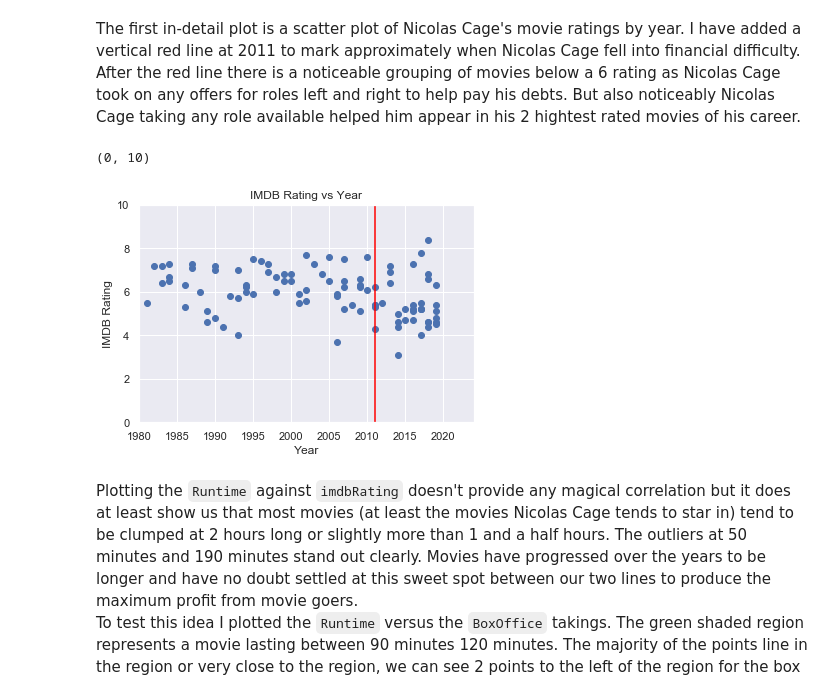
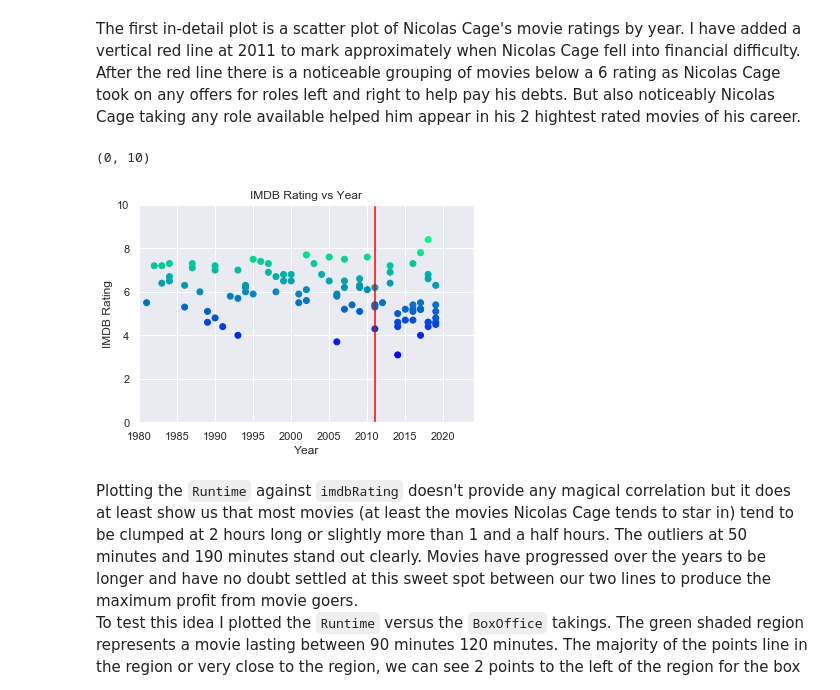
Before and after one commit to RyanJennings1/COMP41680, a Jupyter notebook: COMP41680 Project 1 - 19205824.ipynb, the cells around one changed output. Drawn from its saved outputs; the diff is of its cells as text; code cells hidden in the pictures.

Commit message:
Add more plots

```diff
--- a/COMP41680 Project 1 - 19205824.ipynb
+++ b/COMP41680 Project 1 - 19205824.ipynb
@@ -332,17 +320,17 @@ plt.yticks(fontsize=2)
 # %% [markdown]
 The first in-detail plot is a scatter plot of Nicolas Cage's movie ratings by year. I have added a vertical red line at 2011 to mark approximately when Nicolas Cage fell into financial difficulty. After the red line there is a noticeable grouping of movies below a 6 rating as Nicolas Cage took on any offers for roles left and right to help pay his debts. But also noticeably Nicolas Cage taking any role available helped him appear in his 2 hightest rated movies of his career.
 # %%
-plt.scatter(credits['Year'], credits['imdbRating'])
+plt.scatter(credits['Year'], credits['imdbRating'], c=credits['imdbRating'], cmap='winter')
 plt.axvline(x=2011, color='red')
 plt.xlabel('Year')
 plt.ylabel('IMDB Rating')
 plt.title('IMDB Rating vs Year')
 
 plt.gca().set_xlim([1980, 2024])
 plt.gca().set_ylim([0, 10])
 # %% [output]
 (0, 10)
-[figure, old version]
+[figure, new version]
 # %% [markdown]
 Plotting the `Runtime` against `imdbRating` doesn't provide any magical correlation but it does at least show us that most movies (at least the movies Nicolas Cage tends to star in) tend to be clumped at 2 hours long or slightly more than 1 and a half hours. The outliers at 50 minutes and 190 minutes stand out clearly. Movies have progressed over the years to be longer and have no doubt settled at this sweet spot between our two lines to produce the maximum profit from movie goers.
 To test this idea I plotted the `Runtime` versus the `BoxOffice` takings. The green shaded region represents a movie lasting between 90 minutes 120 minutes. The majority of the points line in the region or very close to the region, we can see 2 points to the left of the region for the box office takings plot but they are close enough to touch the shaded region. A couple of more points are to the right of the region but still within 20 minutes. With only one major outlier of 190 minutes we can say with a large amount of confidence that running time, to keep people's attention but also tell an interesting story, is choosen so as to give the best possible chance for a good box office profit.
```
Also changed, not shown: parts of 10 cells of this notebook.
